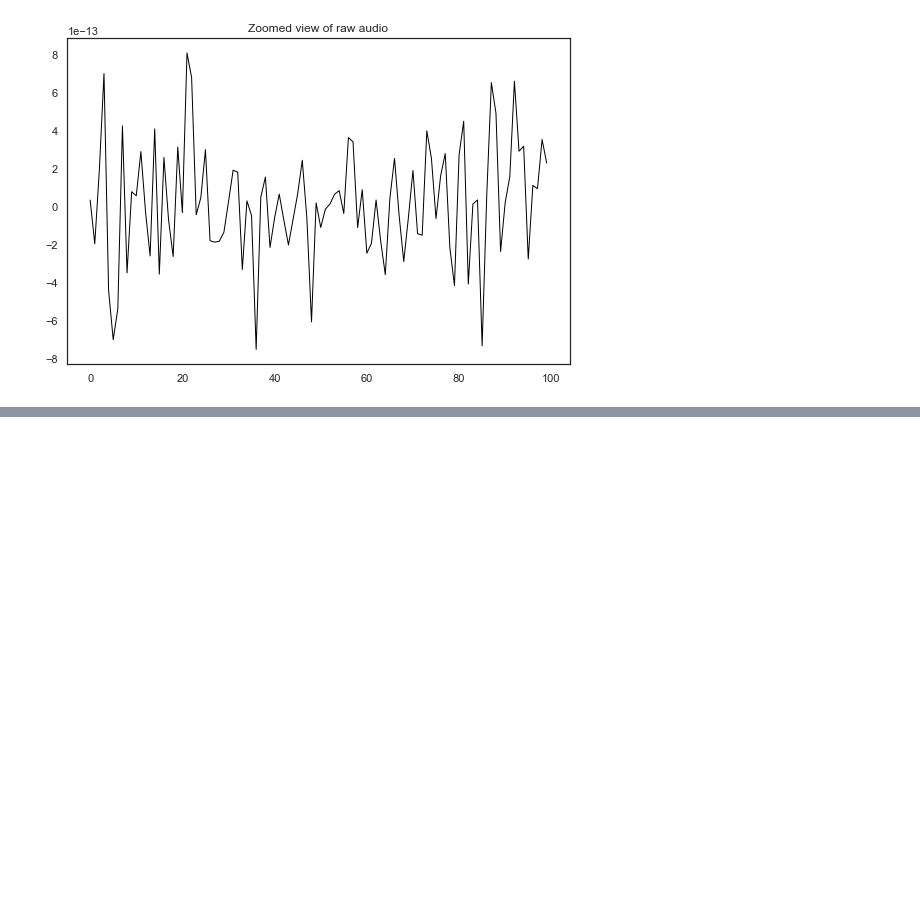
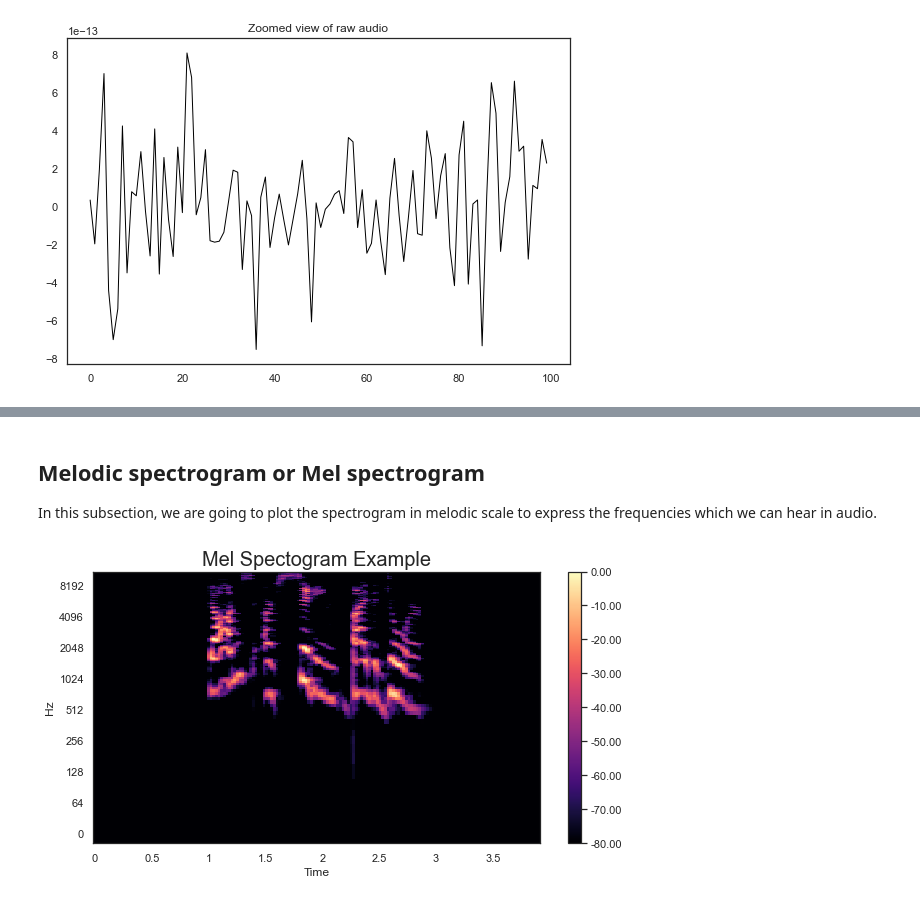
Before and after one commit to anirudhasurimukundan/audioML, a Jupyter notebook: audio_data_processing.ipynb, the cells around one changed output, grey strips where cells are left out. Saved outputs shown, nothing was run; the diff lists cells and outputs as text; code cells hidden in the pictures; blank space fills up the shorter version.

```diff
--- a/audio_data_processing.ipynb
+++ b/audio_data_processing.ipynb
@@ -58,0 +75,16 @@ S_db = librosa.amplitude_to_db(np.abs(D), ref=np.max) # sound or audio in decibe
+# %% [markdown]
+## Melodic spectrogram or Mel spectrogram
+In this subsection, we are going to plot the spectrogram in melodic scale to express the frequencies which we can hear in audio.
+# %%
+# Compute the Mel spectrogram
+S = librosa.feature.melspectrogram(y=y, sr=sr, n_mels=128 * 2)
+S_db_mel = librosa.amplitude_to_db(S, ref=np.max)
+
+# Plot the Mel spectrogram
+fig, ax = plt.subplots(figsize=(10, 5))
+img = librosa.display.specshow(S_db_mel, x_axis='time', y_axis='log', ax=ax)
+ax.set_title('Mel Spectogram', fontsize=20)
+fig.colorbar(img, ax=ax, format=f'%0.2f')
+plt.show()
+# %% [output]
+[figure, added]
```
Also changed, not shown: parts of 6 cells of this notebook.
